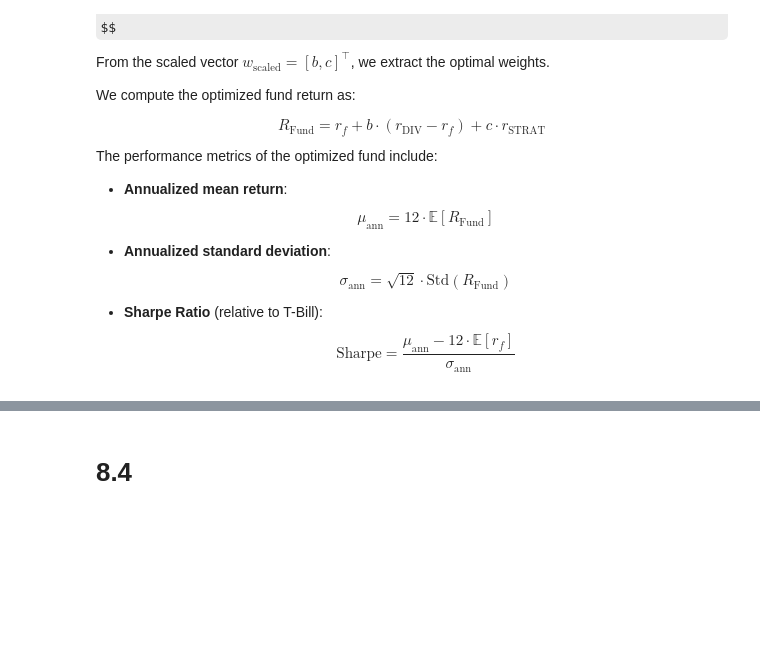
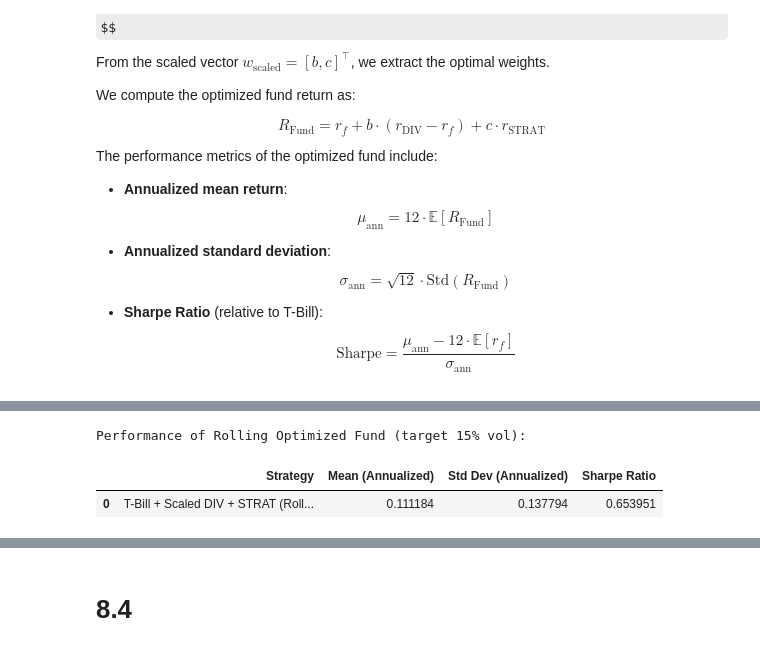
Before and after one commit to mulemule02/investments_project, a Jupyter notebook: investments.ipynb, the cells around one changed output, grey strips where cells are left out. Drawn from its saved outputs; the diff is of its cells as text; code cells hidden in the pictures; some formulas as TeX source; blank space fills up the shorter version.

```diff
--- a/investments.ipynb
+++ b/investments.ipynb
@@ -1687,0 +1609,79 @@ Performance of Optimized Fund (target 15% vol):
+# %%
+# Align data
+excess_div = div - rf
+
+# Ensure STRAT starts after its own 60-month rolling window (2012 onward)
+R_STRAT_trimmed = R_STRAT.loc[R_STRAT.index[59:]]  # drops first 60 months
+
+# Align all components
+common_idx = excess_div.index.intersection(R_STRAT_trimmed.index).intersection(rf.index)
+excess_div = excess_div.loc[common_idx]
+excess_strat = R_STRAT_trimmed.loc[common_idx]
+rf_combined = rf.loc[common_idx]
+
+# Build DataFrame for rolling optimization
+X_df = pd.DataFrame({
+    'DIV_excess': excess_div,
+    'STRAT': excess_strat
+}).dropna()
+
+# Parameters
+window_size = 60
+target_vol_annual = 0.15
+target_vol_monthly = target_vol_annual / np.sqrt(12)
+
+# Containers for results
+fund_returns = []
+weights_list = []
+
+# Rolling optimization
+for i in range(window_size, len(X_df)):
+    window_data = X_df.iloc[i - window_size:i]
+    mu = window_data.mean() * 0.5  # shrinkage
+    cov = window_data.cov()
+
+    # Regularization
+    cov += np.eye(len(cov)) * 1e-8
+    inv_cov = np.linalg.pinv(cov.values)
+    w_raw = inv_cov @ mu.values
+
+    # Scale to target vol
+    portfolio_std = (window_data @ w_raw).std()
+    scaling = target_vol_monthly / portfolio_std if portfolio_std > 0 else 1.0
+    b, c = scaling * w_raw
+
+    # Clip extreme weights
+    b = np.clip(b, -1, 1)
+    c = np.clip(c, -1, 1)
+
+    # Compute return
+    date = X_df.index[i]
+    R_fund_t = rf_combined.loc[date] + b * excess_div.loc[date] + c * excess_strat.loc[date]
+
+    fund_returns.append((date, R_fund_t))
+    weights_list.append((date, [b, c]))
+
+# Convert to time series
+R_fund_opt = pd.Series(dict(fund_returns))
+R_fund_opt.name = "FUND_OPT"
+weights_df = pd.DataFrame(dict(weights_list)).T
+weights_df.columns = ['b', 'c']
+
+# Performance summary
+mean_opt = R_fund_opt.mean() * 12
+std_opt = R_fund_opt.std() * np.sqrt(12)
+sharpe_opt = (mean_opt - rf_combined.loc[R_fund_opt.index].mean() * 12) / std_opt
+
+summary_fund_opt = pd.DataFrame({
+    'Strategy': ['T-Bill + Scaled DIV + STRAT (Rolling Opt, from 2017)'],
+    'Mean (Annualized)': [mean_opt],
+    'Std Dev (Annualized)': [std_opt],
+    'Sharpe Ratio': [sharpe_opt]
+})
+
+print("\nPerformance of Rolling Optimized Fund (target 15% vol):")
+display(summary_fund_opt)
+# %% [output]
+Performance of Rolling Optimized Fund (target 15% vol):
+|  | Strategy | Mean (Annualized) | Std Dev (Annualized) | Sharpe Ratio |
+| 0 | T-Bill + Scaled DIV + STRAT (Roll... | 0.111184 | 0.137794 | 0.653951 |
```
Also changed, not shown: parts of 18 cells of this notebook.
